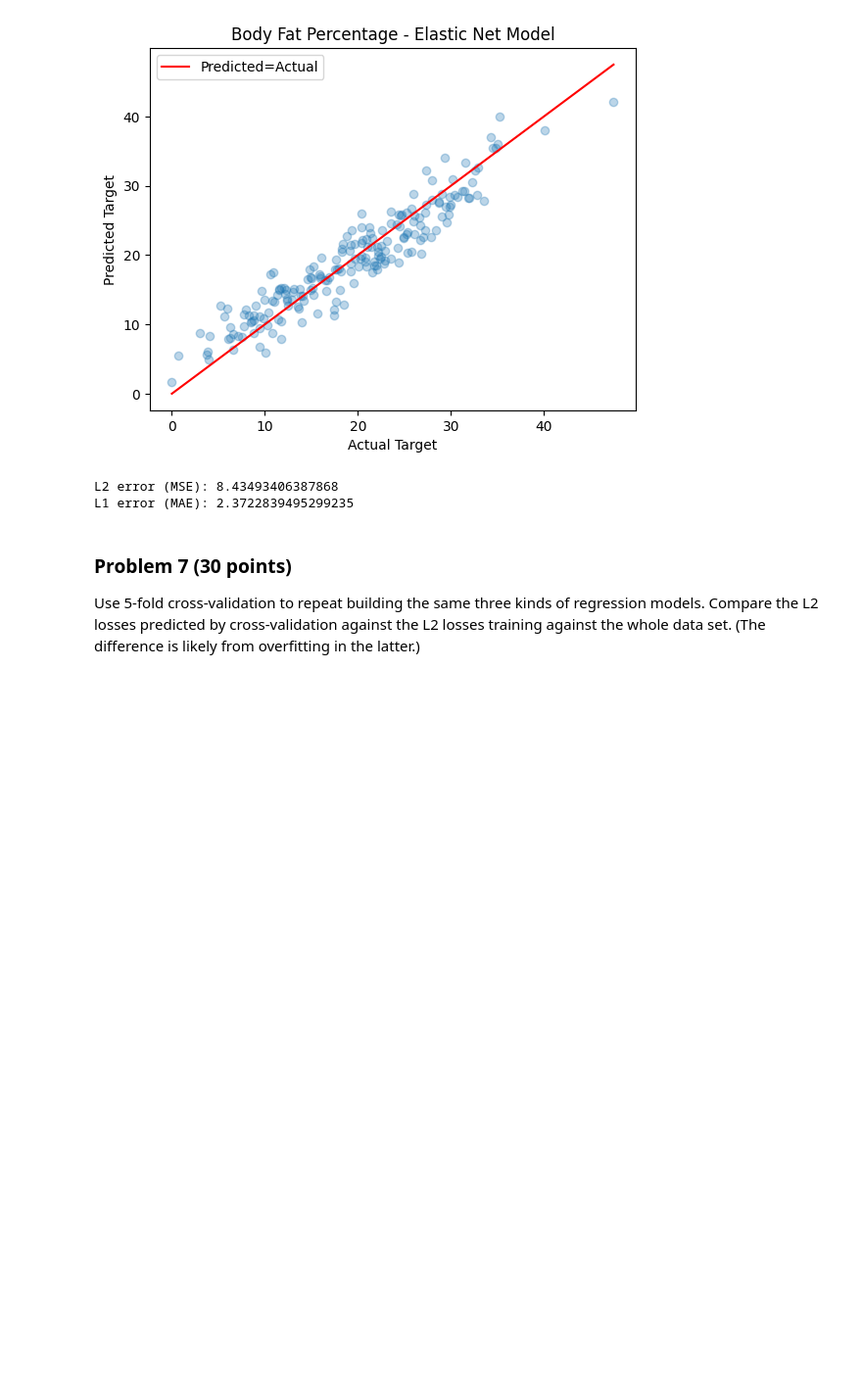
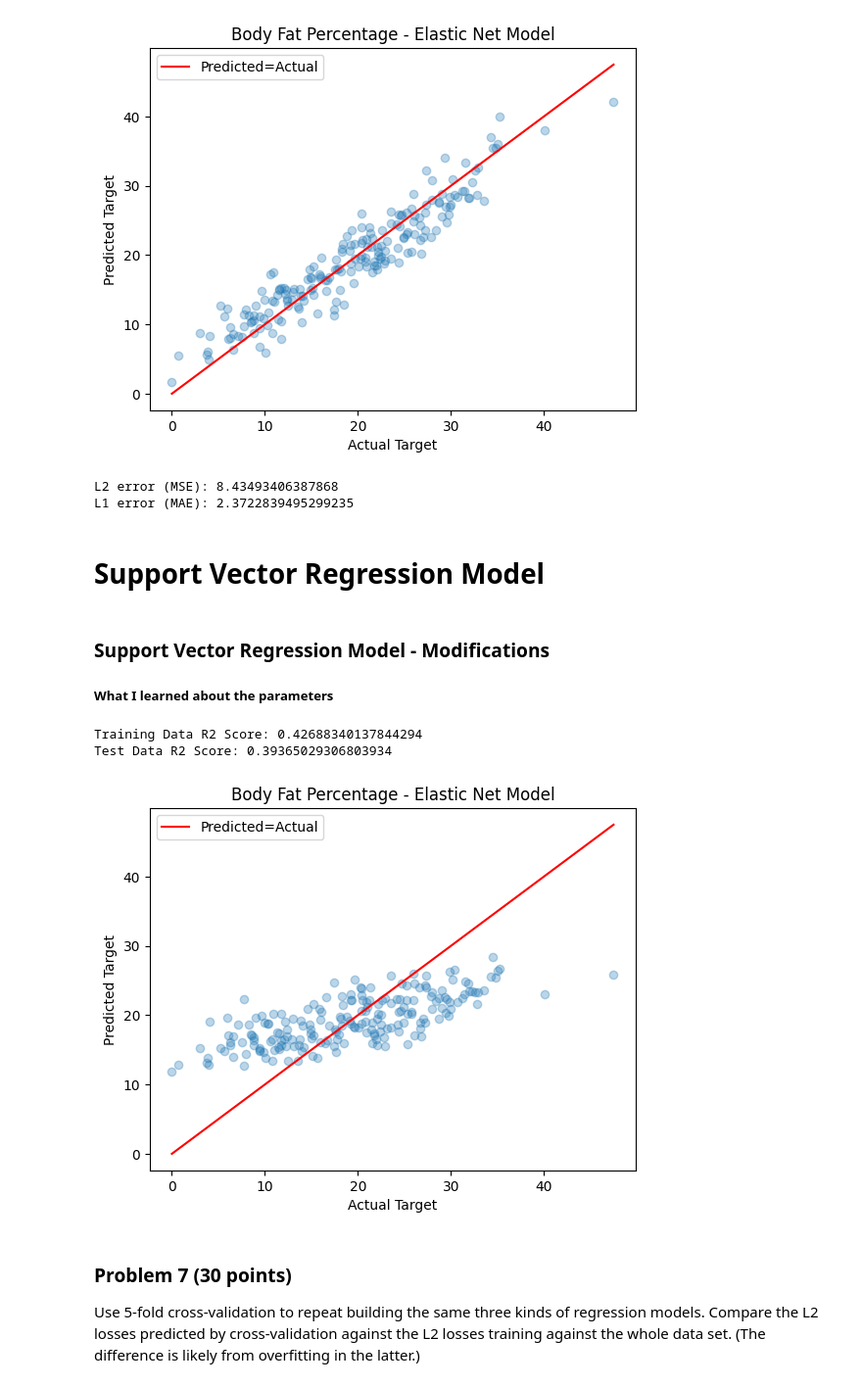
Before and after one commit to aidandig/dx602-final-project, a Jupyter notebook: project.ipynb, the cells around one changed output. Shown at 98% size. Drawn from its saved outputs; the diff is of its cells as text; code cells hidden in the pictures; blank space fills up the shorter version.

```diff
--- a/project.ipynb
+++ b/project.ipynb
@@ -495,6 +519,38 @@ print(f"L1 error (MAE): {L1_error}")
 # %% [output]
 L2 error (MSE): 8.43493406387868
 L1 error (MAE): 2.3722839495299235
+# %% [markdown]
+# Support Vector Regression Model
+# %%
+from sklearn.svm import SVR
+
+SVR_model = SVR()
+SVR_model.fit(X_train, y_train)
+
+y_pred_SVR = SVR_model.predict(X_train)
+# %% [markdown]
+### Support Vector Regression Model - Modifications
+##### What I learned about the parameters
+# %%
+plt.scatter(y_train, y_pred_SVR, alpha=0.3)
+plt.xlabel("Actual Target")
+plt.ylabel("Predicted Target")
+plt.title("Body Fat Percentage - Elastic Net Model")
+
+# Ideal fit line for the Support Vector Regressor
+min_SVR = min(y_train.min(), y_pred_SVR.min())
+max_SVR = max(y_train.max(), y_pred_SVR.max())
+ideal_line = [min_SVR, max_SVR]
+
+plt.plot(ideal_line, ideal_line, color='red', label='Predicted=Actual')
+plt.legend()
+
+print(f"Training Data R2 Score: {SVR_model.score(X_train, y_train)}")
+print(f"Test Data R2 Score: {SVR_model.score(X_test, y_test)}")
+# %% [output]
+Training Data R2 Score: 0.42688340137844294
+Test Data R2 Score: 0.39365029306803934
+[figure, added]
 # %% [markdown]
 ### Problem 7 (30 points)
 
```
Also changed, not shown: parts of 3 cells of this notebook.
